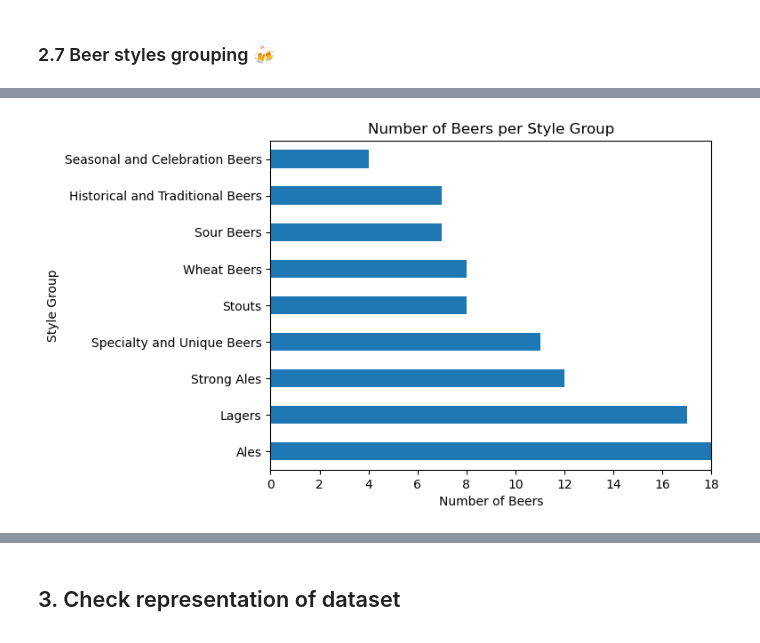
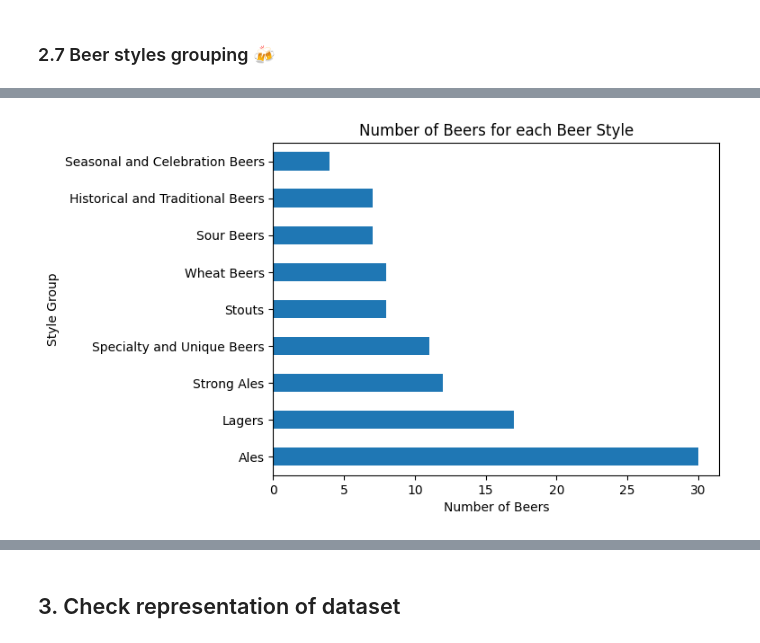
Before and after one commit to epfl-ada/ada-2023-project-beeradaventure46, a Jupyter notebook: Milestone_2.ipynb, the cells around one changed output, grey strips where cells are left out. Drawn from its saved outputs; the diff is of its cells as text; code cells hidden in the pictures.

```diff
--- a/Milestone_2.ipynb
+++ b/Milestone_2.ipynb
@@ -1434,12 +1438,12 @@ beer_groups = {
 # %%
 # Count the number of beers in each group and make a bar plot
 beer_groups_df = pd.DataFrame.from_dict(beer_groups, orient='index', columns=['group'])
 beer_groups_df['group'].value_counts().plot(kind='barh')
-plt.title('Number of Beers per Style Group')
-plt.xlim(0, 18)
+plt.title('Number of Beers for each Beer Style')
+# plt.xlim(0, 18)
 plt.xlabel('Number of Beers')
 plt.ylabel('Style Group')
 plt.show()
 # %% [output]
-[figure, old version]
+[figure, new version]
 # %%
```
Also changed, not shown: parts of 32 cells of this notebook.
